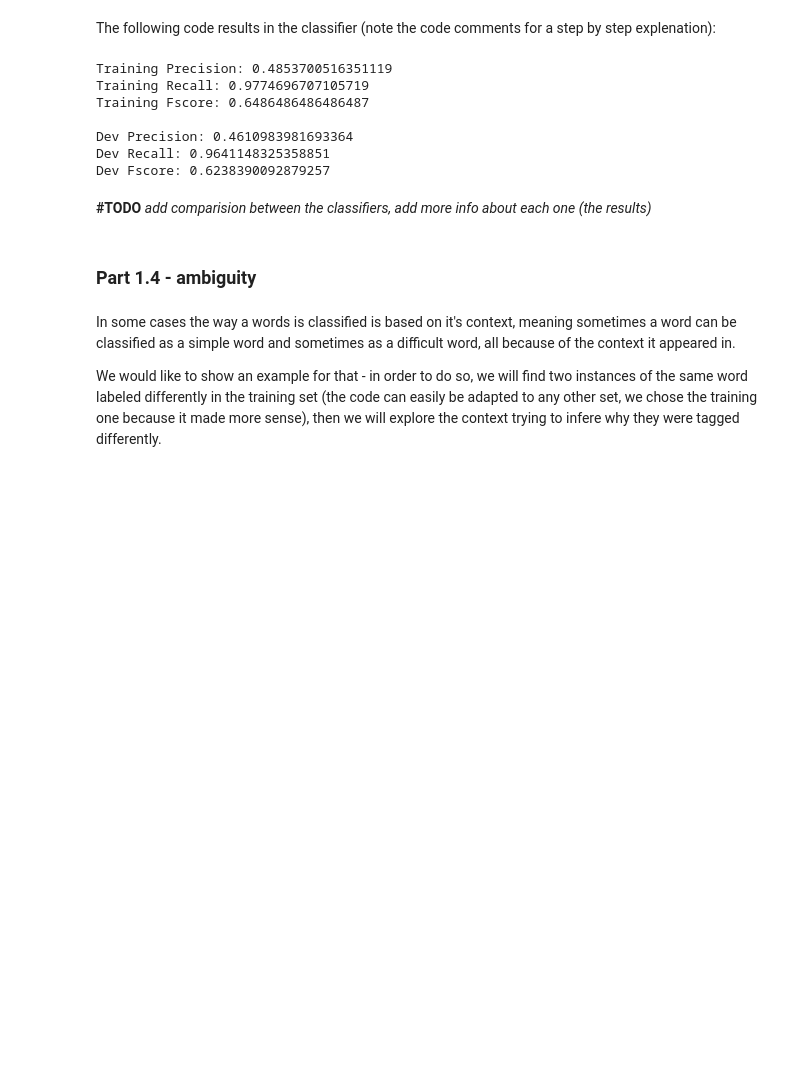
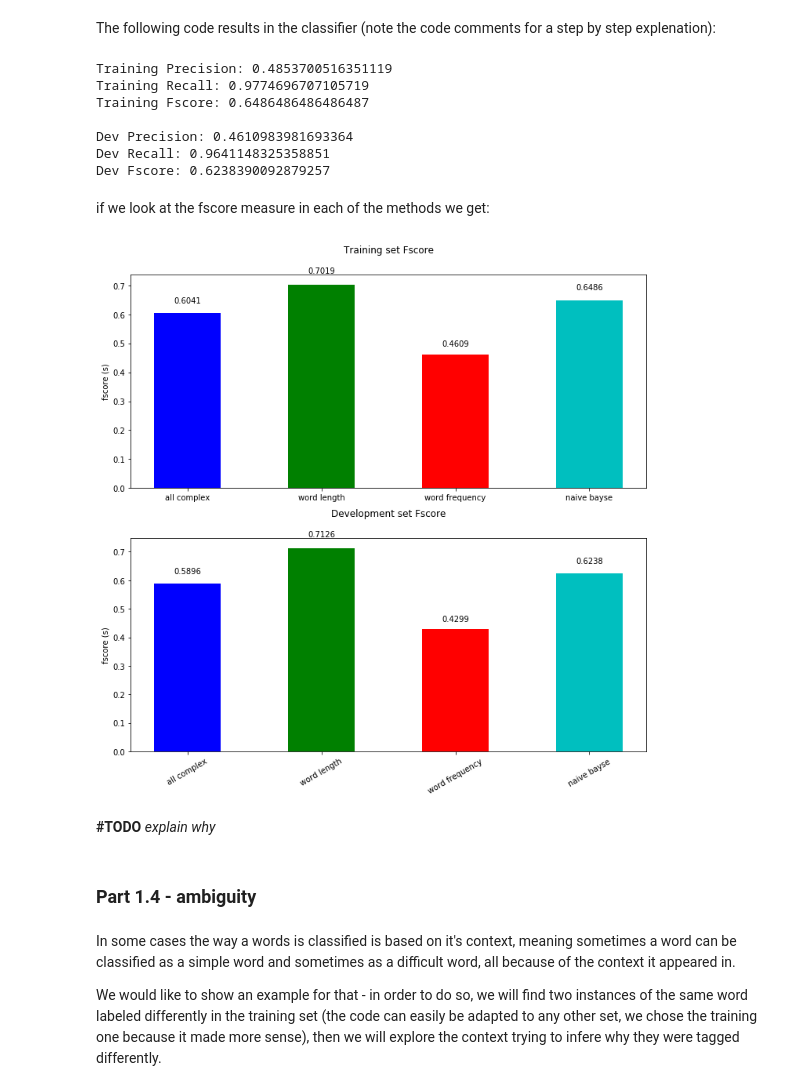
Before and after one commit to taihak94/NLP2019, a Jupyter notebook: assignment2/Assignment2.ipynb, the cells around one changed output. Saved outputs shown, nothing was run; the diff lists cells and outputs as text; code cells hidden in the pictures; blank space fills up the shorter version.

```diff
--- a/assignment2/Assignment2.ipynb
+++ b/assignment2/Assignment2.ipynb
@@ -326,9 +325,9 @@ def word_frequency_threshold(training_file, development_file, counts):
     development_performance = [dprecision, drecall, dfscore]
     return training_performance, development_performance
 # %%
-training_performance, development_performance = word_frequency_threshold(training_file, development_file, ngram_counts)
-tr_precision, tr_recall, tr_fscore = training_performance
-dv_precision, dv_recall, dv_fscore = development_performance
-print("Training Precision: {} \nTraining Recall: {} \nTraining Fscore: {}\n".format(tr_precision, tr_recall, tr_fscore))
-print("Dev Precision: {} \nDev Recall: {} \nDev Fscore: {}".format(dv_precision, dv_recall, dv_fscore))
+wf_training_performance, wf_development_performance = word_frequency_threshold(training_file, development_file, ngram_counts)
+wf_tr_precision, wf_tr_recall, wf_tr_fscore = wf_training_performance
+wf_dv_precision, wf_dv_recall, wf_dv_fscore = wf_development_performance
+print("Training Precision: {} \nTraining Recall: {} \nTraining Fscore: {}\n".format(wf_tr_precision, wf_tr_recall, wf_tr_fscore))
+print("Dev Precision: {} \nDev Recall: {} \nDev Fscore: {}".format(wf_dv_precision, wf_dv_recall, wf_dv_fscore))
 # %% [output]
@@ -443,11 +442,11 @@ def naive_bayes(training_file, development_file, counts):
     development_performance = [dprecision, drecall, dfscore]
     return training_performance, development_performance
 # %%
-training_performance, development_performance = naive_bayes(training_file, development_file, ngram_counts)
-tr_precision, tr_recall, tr_fscore = training_performance
-dv_precision, dv_recall, dv_fscore = development_performance
-print("Training Precision: {} \nTraining Recall: {} \nTraining Fscore: {}\n".format(tr_precision, tr_recall, tr_fscore))
-print("Dev Precision: {} \nDev Recall: {} \nDev Fscore: {}".format(dv_precision, dv_recall, dv_fscore))
+nb_training_performance, nb_development_performance = naive_bayes(training_file, development_file, ngram_counts)
+nb_tr_precision, nb_tr_recall, nb_tr_fscore = nb_training_performance
+nb_dv_precision, nb_dv_recall, nb_dv_fscore = nb_development_performance
+print("Training Precision: {} \nTraining Recall: {} \nTraining Fscore: {}\n".format(nb_tr_precision, nb_tr_recall, nb_tr_fscore))
+print("Dev Precision: {} \nDev Recall: {} \nDev Fscore: {}".format(nb_dv_precision, nb_dv_recall, nb_dv_fscore))
 # %% [output]
 Training Precision: 0.4853700516351119
 Training Recall: 0.9774696707105719
@@ -456,8 +455,49 @@ Training Fscore: 0.6486486486486487
 Dev Precision: 0.4610983981693364
 Dev Recall: 0.9641148325358851
 Dev Fscore: 0.6238390092879257
-# %% [markdown]
-__#TODO__ _add comparision between the classifiers, add more info about each one (the results)_
+# %% [markdown]
+if we look at the fscore measure in each of the methods we get:
+# %%
+plt.figure(num=5, figsize=(10, 10))
+types = ["all complex", "word length","word frequency", "naive bayse"]
+f_scores_tr = [ac_tr_fscore, wl_tr_fscore, wf_tr_fscore, nb_tr_fscore]
+f_scores_dv = [ac_dv_fscore, wl_dv_fscore, wf_dv_fscore, nb_dv_fscore]
+bar_colors = ['b', 'g', 'r', 'c']
+ax_tr = plt.subplot(211)
+rectangles_tr = plt.bar(range(len(types)), f_scores_tr, width=0.5,
+                     color=bar_colors)
+ax_tr.set_xticks(np.linspace(0, len(types) - 1, len(types)))
+ax_tr.set_xticklabels(types, fontsize=10)
+ax_tr.set_ylabel('fscore (s)')
+ax_tr.set_title('Training set Fscore', y=1.08)
+
+ax_dv = plt.subplot(212)
+rectangles_dv = plt.bar(range(len(types)), f_scores_dv, width=0.5,
+                     color=bar_colors)
+ax_dv.set_xticks(np.linspace(0, len(types) - 1, len(types)))
+ax_dv.set_xticklabels(types, fontsize=10)
+ax_dv.set_ylabel('fscore (s)')
+ax_dv.set_title('Development set Fscore', y=1.08)
+
+
+def autolabel(ax, rectangles):
+    """attach some text vi autolabel on rectangles."""
+    for rect in rectangles:
+        height = rect.get_height()
+        ax.text(rect.get_x() + rect.get_width() / 2.,
+                1.05 * height, '%.4f' % height,
+                ha='center', va='bottom')
+        plt.setp(plt.xticks()[1], rotation=30)
+
+
+autolabel(ax_tr, rectangles_tr)
+autolabel(ax_dv, rectangles_dv)
+plt.tight_layout()
+plt.show()
+# %% [output]
+[figure, added]
+# %% [markdown]
+__#TODO__ _explain why_
 # %% [markdown]
 ### Part 1.4 - ambiguity
 # %% [markdown]
```
Also changed, not shown: parts of 28 cells of this notebook.
